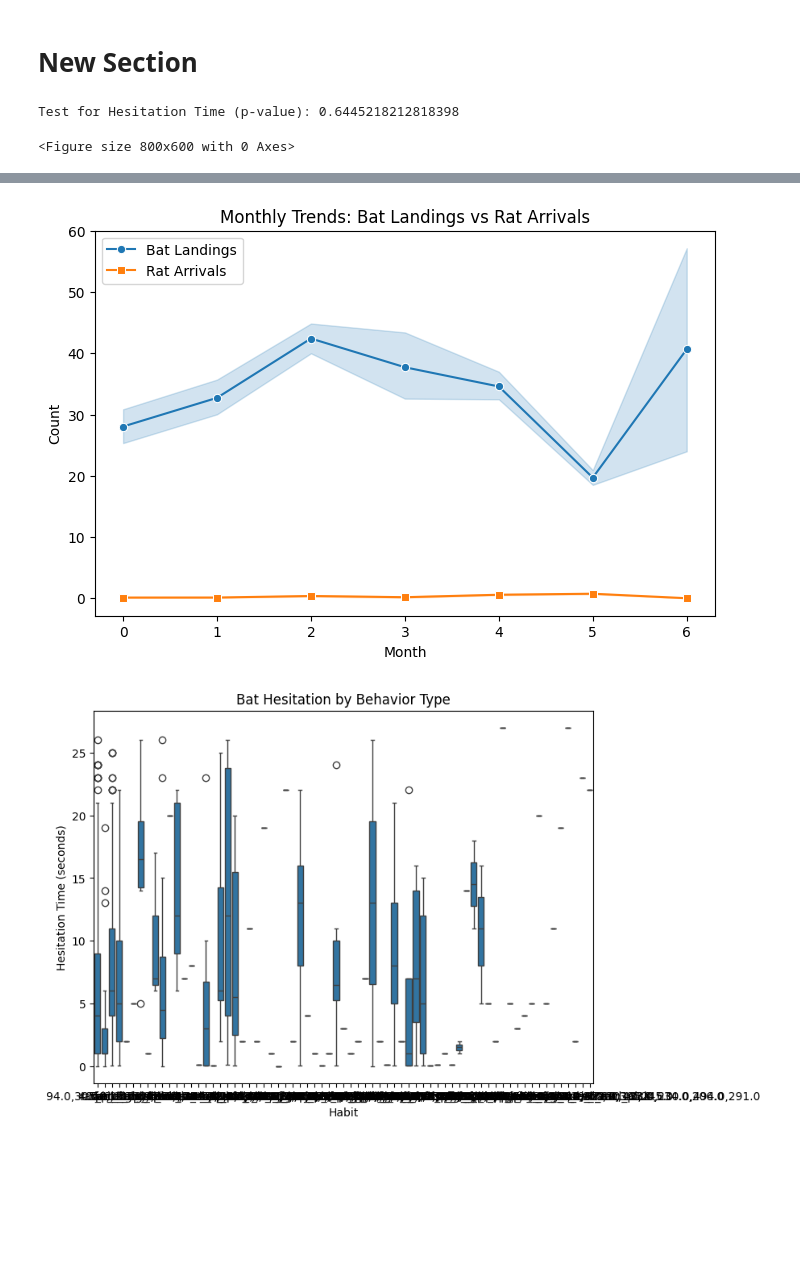
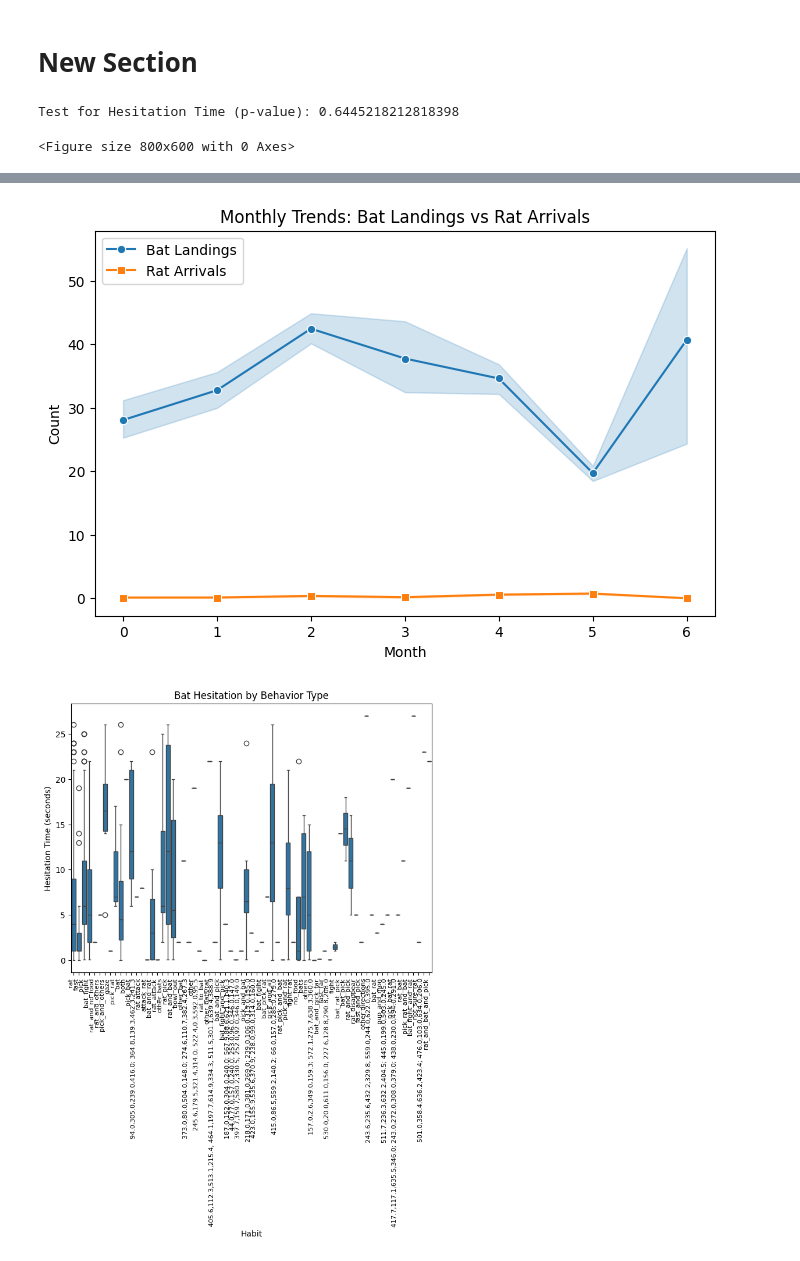
Before and after one commit to RoshanAcharya11/Foundationofdatascience, a Jupyter notebook: HIT140.ipynb, the cells around one changed output, grey strips where cells are left out. Saved outputs shown, nothing was run; the diff lists cells and outputs as text; code cells hidden in the pictures; blank space fills up the shorter version.

Commit message:
optimization of visualization

```diff
--- a/HIT140.ipynb
+++ b/HIT140.ipynb
@@ -188,38 +188,40 @@ plt.ylabel("Count")
 plt.legend()
 plt.show()
 
+
 # Plot 4: Boxplot for hesitation by habit
 plt.figure(figsize=(8, 6))
 sns.boxplot(x="habit", y="bat_landing_to_food", data=bat_datas)
 plt.title("Bat Hesitation by Behavior Type")
 plt.xlabel("Habit")
 plt.ylabel("Hesitation Time (seconds)")
+plt.xticks(rotation=90, ha="right", fontsize=8)
 plt.savefig("/content/hesitation_by_habit_plot.png")
 plt.show()
 
 #Plot 5: Correlation Between Rat Activity, Bat Landings, and Food Availability
 plt.figure(figsize=(7, 5))
 corr = rat_datas.drop(columns=["month"]).corr(numeric_only=True)
 sns.heatmap(corr, annot=True, cmap="coolwarm", fmt=".2f")
 plt.title("Correlation Heatmap: Rat Activity vs Bat Landings")
 plt.show()
 
 # Plot 6: Scatter plot for correlation
 if "rat_arrival_number" in rat_datas.columns and "bat_landing_number" in rat_datas.columns:
     plt.figure(figsize=(8, 6))
     sns.regplot(x="rat_arrival_number", y="bat_landing_number", data=rat_datas, scatter_kws={"alpha": 0.6})
     plt.title("Rat Arrivals vs. Bat Landings")
     plt.xlabel("Number of Rat Arrivals")
     plt.ylabel("Number of Bat Landings")
     plt.savefig("/content/correlation_plot.png")
     plt.show()
 else:
     print("Scatter plot skipped: 'rat_arrival_number' or 'bat_landing_number' missing")
 # %% [output]
 Test for Hesitation Time (p-value): 0.6445218212818398
 <Figure size 800x600 with 0 Axes>
 [figure]
 [figure]
-[figure, old version]
+[figure, new version]
-[figure, old version]
+[figure, new version]
 [figure]
```
Also changed, not shown: parts of 1 cell of this notebook.
